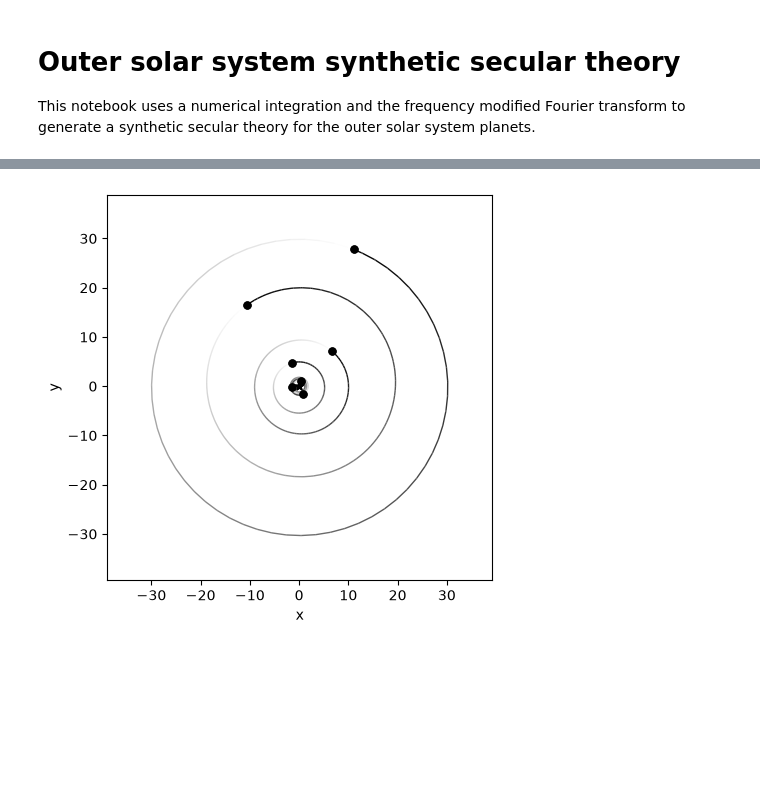
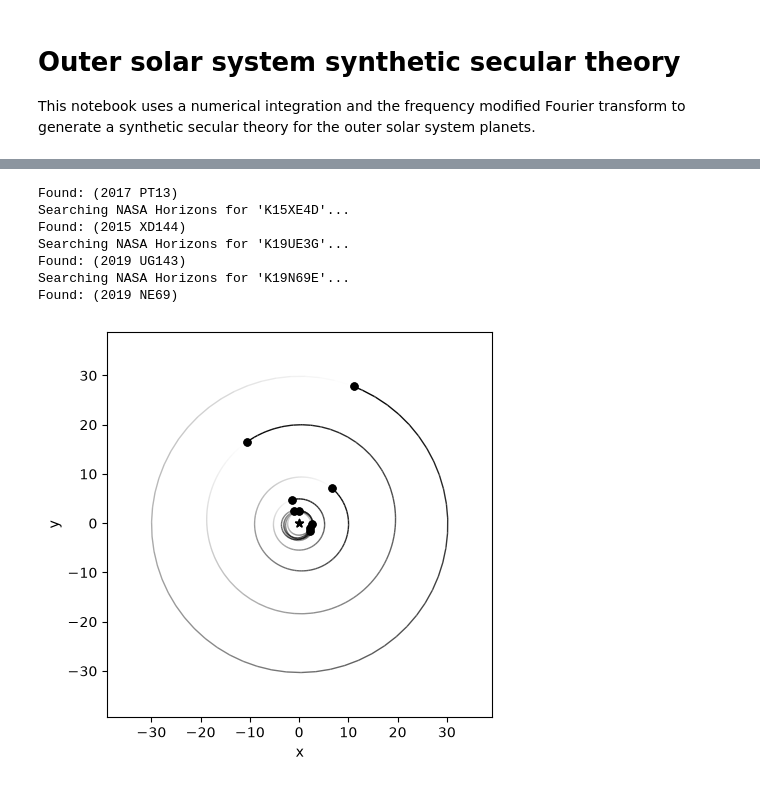
Before and after one commit to YangShen31/proper_elements_prediction, a Jupyter notebook: linear_testing.ipynb, the cells around one changed output, grey strips where cells are left out. Drawn from its saved outputs; the diff is of its cells as text; code cells hidden in the pictures; blank space fills up the shorter version.

```diff
--- a/linear_testing.ipynb
+++ b/linear_testing.ipynb
@@ -73,53 +73,54 @@ sim.add("Saturn", date="JD%f"%start_time)
 sim.add("Uranus", date="JD%f"%start_time)
 sim.add("Neptune", date="JD%f"%start_time)
 
-# for asteroid in asteroids:
-#     sim.add(asteroid, date="JD%f"%start_time)
+for asteroid in asteroids:
+    sim.add(asteroid, date="JD%f"%start_time)
+    sim.particles[-1].m = 0
 
-for p in test_particles:
-    sim.add(
-        hash=p["name"],
-        m=0,
-        a=p["a"],
-        e=p["e"],
-        inc=np.radians(p["inc"]),
-        Omega=np.radians(p["Omega"]),
-        omega=np.radians(p["omega"]),
-        M=np.radians(p["M"]),
-        primary=sim.particles[0],
-    )
+# for p in test_particles:
+#     sim.add(
+#         hash=p["name"],
+#         m=0,
+#         a=p["a"],
+#         e=p["e"],
+#         inc=np.radians(p["inc"]),
+#         Omega=np.radians(p["Omega"]),
+#         omega=np.radians(p["omega"]),
+#         M=np.radians(p["M"]),
+#         primary=sim.particles[0],
+#     )
 sim.move_to_com()
 
 # Save initial orbital elements
 rows = []
 
-# for j, asteroid in enumerate(asteroids):
-#     p = sim.particles[5 + j]
-#     orb = p.orbit(primary=sim.particles[0])
+for j, asteroid in enumerate(asteroids):
+    p = sim.particles[5 + j]
+    orb = p.orbit(primary=sim.particles[0])
+    rows.append({
+        "name": asteroid,
+        "type": "real asteroid",
+        "a": orb.a,
+        "e": orb.e,
+        "Incl.": np.degrees(orb.inc),
+        "Node": np.degrees(orb.Omega),
+        "Peri.": np.degrees(orb.omega),
+    })
+
+# for p_info in test_particles:
+#     name = p_info["name"]
+#     orb = sim.particles[name].orbit(primary=sim.particles[0])
 #     rows.append({
-#         "name": asteroid,
-#         "type": "real asteroid",
+#         "name": name,
+#         "type": "test particle",
+#         "a": orb.a,
+#         "e": orb.e,
 #         "a": orb.a,
 #         "e": orb.e,
 #         "Incl.": np.degrees(orb.inc),
 #         "Node": np.degrees(orb.Omega),
 #         "Peri.": np.degrees(orb.omega),
 #     })
-
-for p_info in test_particles:
-    name = p_info["name"]
-    orb = sim.particles[name].orbit(primary=sim.particles[0])
-    rows.append({
-        "name": name,
-        "type": "test particle",
-        "a": orb.a,
-        "e": orb.e,
-        "a": orb.a,
-        "e": orb.e,
-        "Incl.": np.degrees(orb.inc),
-        "Node": np.degrees(orb.Omega),
-        "Peri.": np.degrees(orb.omega),
-    })
 
 df_orbits = pd.DataFrame(rows)
 
@@ -151,4 +155,11 @@ Found: Neptune Barycenter (8) (chosen from query 'Neptune')
+Found: (2017 PT13)
+Searching NASA Horizons for 'K15XE4D'...
+Found: (2015 XD144)
+Searching NASA Horizons for 'K19UE3G'...
+Found: (2019 UG143)
+Searching NASA Horizons for 'K19N69E'...
+Found: (2019 NE69)
-[figure, old version]
+[figure, new version]
 # %%
 results['X'] = np.sqrt(2*(1-np.sqrt(1-results['e']**2))) * np.exp(1j * results['pomega'])
 results['Y'] = (1-results['e']**2)**(0.25) * np.sin(0.5 * results['inc'] )* np.exp(1j * results['Omega'])
```
Also changed, not shown: parts of 9 cells of this notebook.
